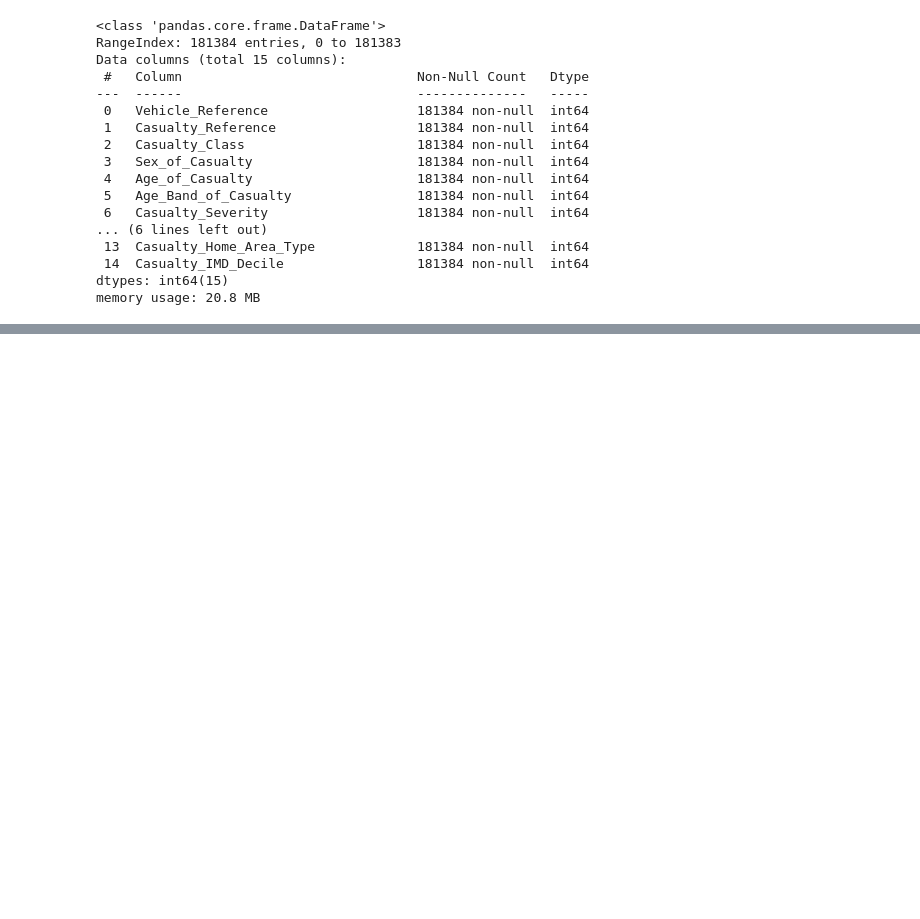
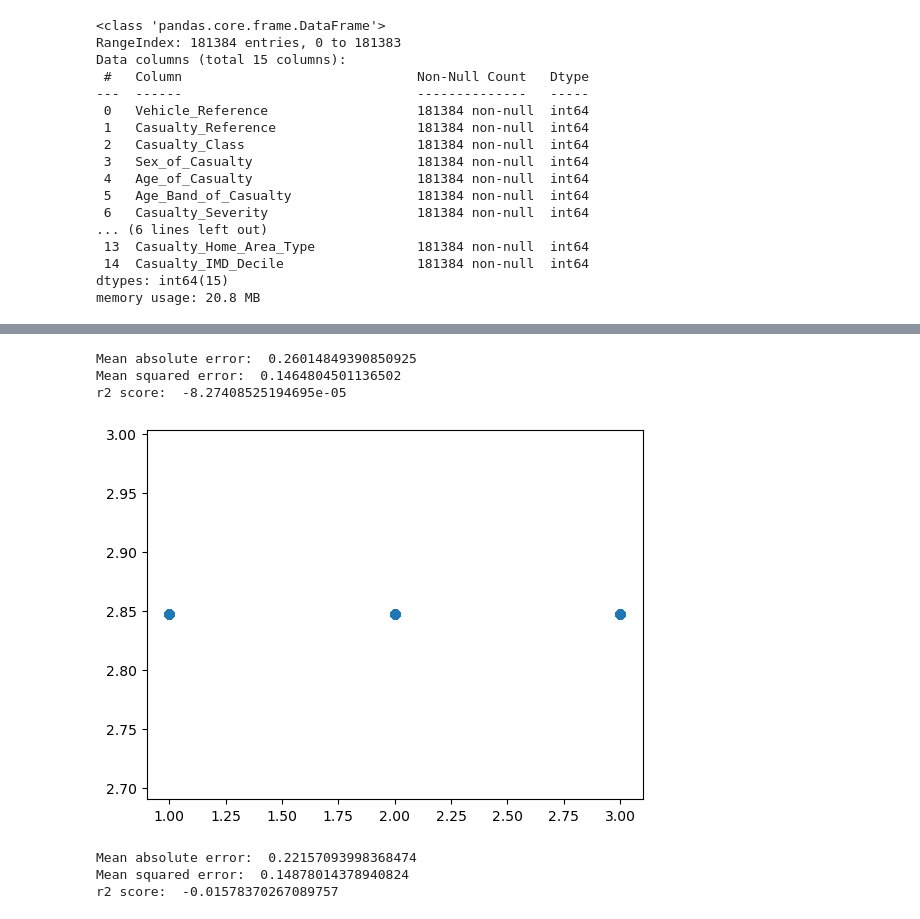
Before and after one commit to AbdullahTurgut/Machine-Learning, a Jupyter notebook: 15-UK-2016-Road-Safety-DataRegression.ipynb, the cells around one changed output, grey strips where cells are left out. Cells and saved outputs as stored; diff of their text form; code cells hidden in the pictures; blank space fills up the shorter version.

```diff
--- a/15-UK-2016-Road-Safety-DataRegression.ipynb
+++ b/15-UK-2016-Road-Safety-DataRegression.ipynb
@@ -160,0 +194,17 @@ plt.show()
+# %%
+lasso = Lasso()
+lasso.fit(X_train_scaled,y_train)
+y_pred3 = lasso.predict(X_test_scaled)
+mae = mean_absolute_error(y_test,y_pred3)
+mse = mean_squared_error(y_test,y_pred3)
+score = r2_score(y_test,y_pred3)
+print("Mean absolute error: ", mae)
+print("Mean squared error: ", mse)
+print("r2 score: ", score)
+plt.scatter(y_test,y_pred3)
+plt.show()
+# %% [output]
+Mean absolute error:  0.26014849390850925
+Mean squared error:  0.1464804501136502
+r2 score:  -8.27408525194695e-05
+[figure, added]
@@ -160,0 +214,14 @@ plt.show()
+# %%
+svr = SVR()
+svr.fit(X_train_scaled,y_train)
+y_pred4 = svr.predict(X_test_scaled)
+mae = mean_absolute_error(y_test,y_pred4)
+mse = mean_squared_error(y_test,y_pred4)
+score = r2_score(y_test,y_pred4)
+print("Mean absolute error: ", mae)
+print("Mean squared error: ", mse)
+print("r2 score: ", score)
+# %% [output]
+Mean absolute error:  0.22157093998368474
+Mean squared error:  0.14878014378940824
+r2 score:  -0.01578370267089757
```
Also changed, not shown: parts of 11 cells of this notebook.
